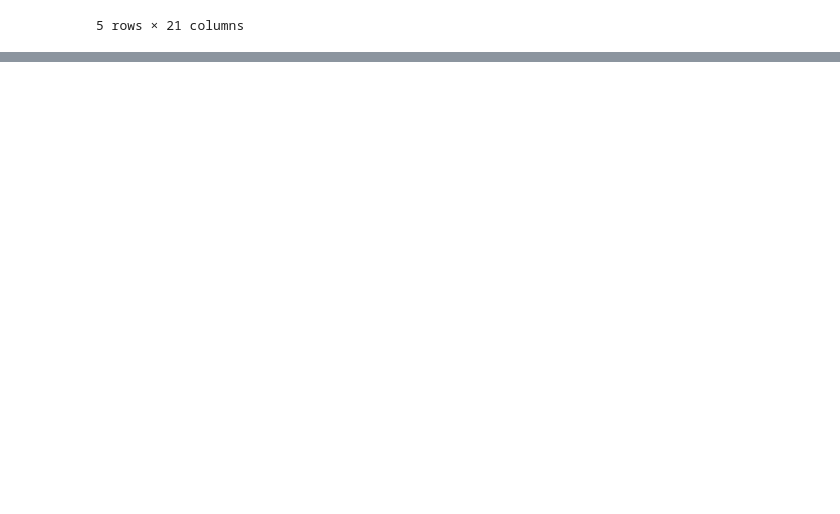
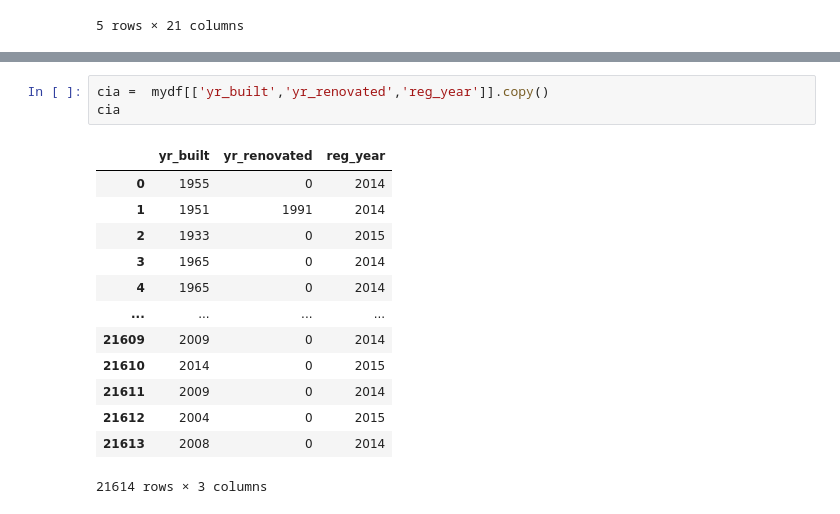
Before and after one commit to alwinbshaji/Data-Science, a Jupyter notebook: Deeplearning.ipynb, the cells around one changed output, grey strips where cells are left out. Drawn from its saved outputs; the diff is of its cells as text; blank space fills up the shorter version.

```diff
--- a/Deeplearning.ipynb
+++ b/Deeplearning.ipynb
@@ -34,0 +92,17 @@ mydf.head(5)
+# %%
+cia =  mydf[['yr_built','yr_renovated','reg_year']].copy()
+cia
+# %% [output]
+|  | yr_built | yr_renovated | reg_year |
+| 0 | 1955 | 0 | 2014 |
+| 1 | 1951 | 1991 | 2014 |
+| 2 | 1933 | 0 | 2015 |
+| 3 | 1965 | 0 | 2014 |
+| 4 | 1965 | 0 | 2014 |
+| ... | ... | ... | ... |
+| 21609 | 2009 | 0 | 2014 |
+| 21610 | 2014 | 0 | 2015 |
+| 21611 | 2009 | 0 | 2014 |
+| 21612 | 2004 | 0 | 2015 |
+| 21613 | 2008 | 0 | 2014 |
+21614 rows × 3 columns
```
Also changed, not shown: parts of 24 cells of this notebook.
